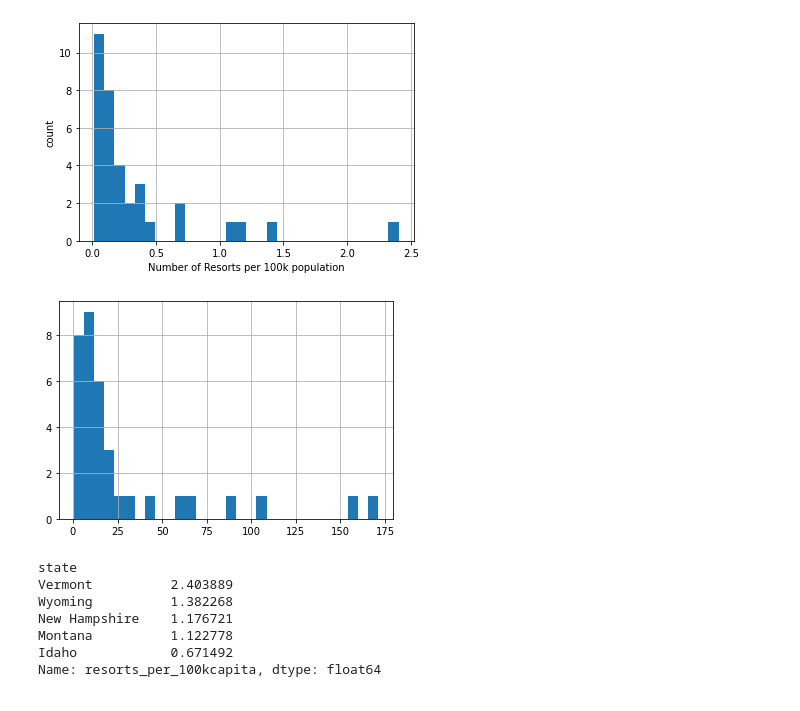
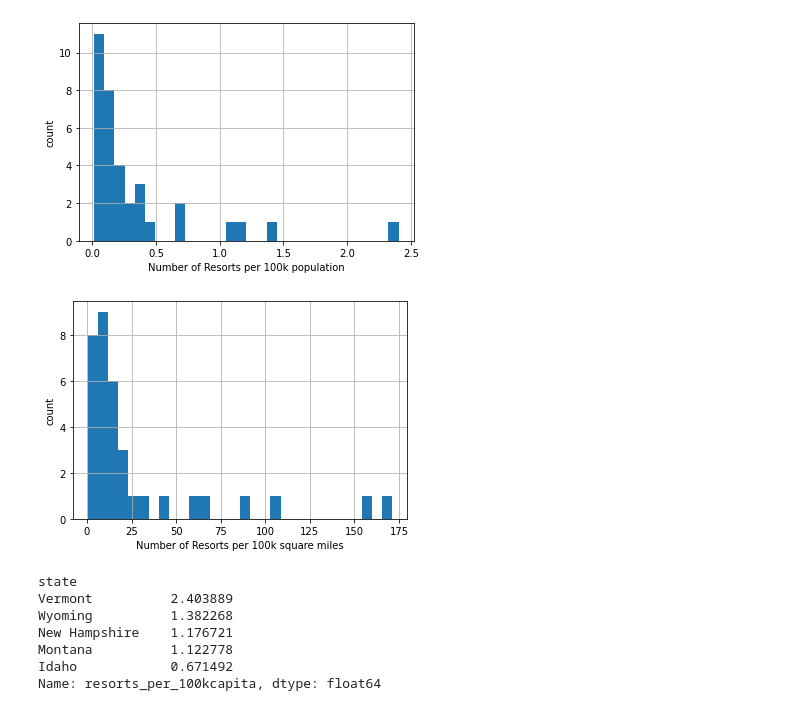
Before and after one commit to AMersman/DataScienceGuidedCapstone, a Jupyter notebook: Notebooks/3.ExploratoryDataAnalysis_GuidedCapstone.ipynb, the cells around one changed output. Cells and saved outputs as stored; diff of their text form; code cells hidden in the pictures.

```diff
--- a/Notebooks/3.ExploratoryDataAnalysis_GuidedCapstone.ipynb
+++ b/Notebooks/3.ExploratoryDataAnalysis_GuidedCapstone.ipynb
@@ -207,10 +207,10 @@ plt.ylabel('count');
 [figure]
 # %%
 state_summary.resorts_per_100ksq_mile.hist(bins=30)
-plt.xlabel=("Number of Resorts per 100k square miles")
-plt.ylabel=('count');
+plt.xlabel("Number of Resorts per 100k square miles")
+plt.ylabel('count');
 # %% [output]
-[figure, old version]
+[figure, new version]
 # %%
 #top states by resort density
 state_summary.set_index('state').resorts_per_100kcapita.sort_values(ascending=False).head()
```
Also changed, not shown: parts of 25 cells of this notebook.
